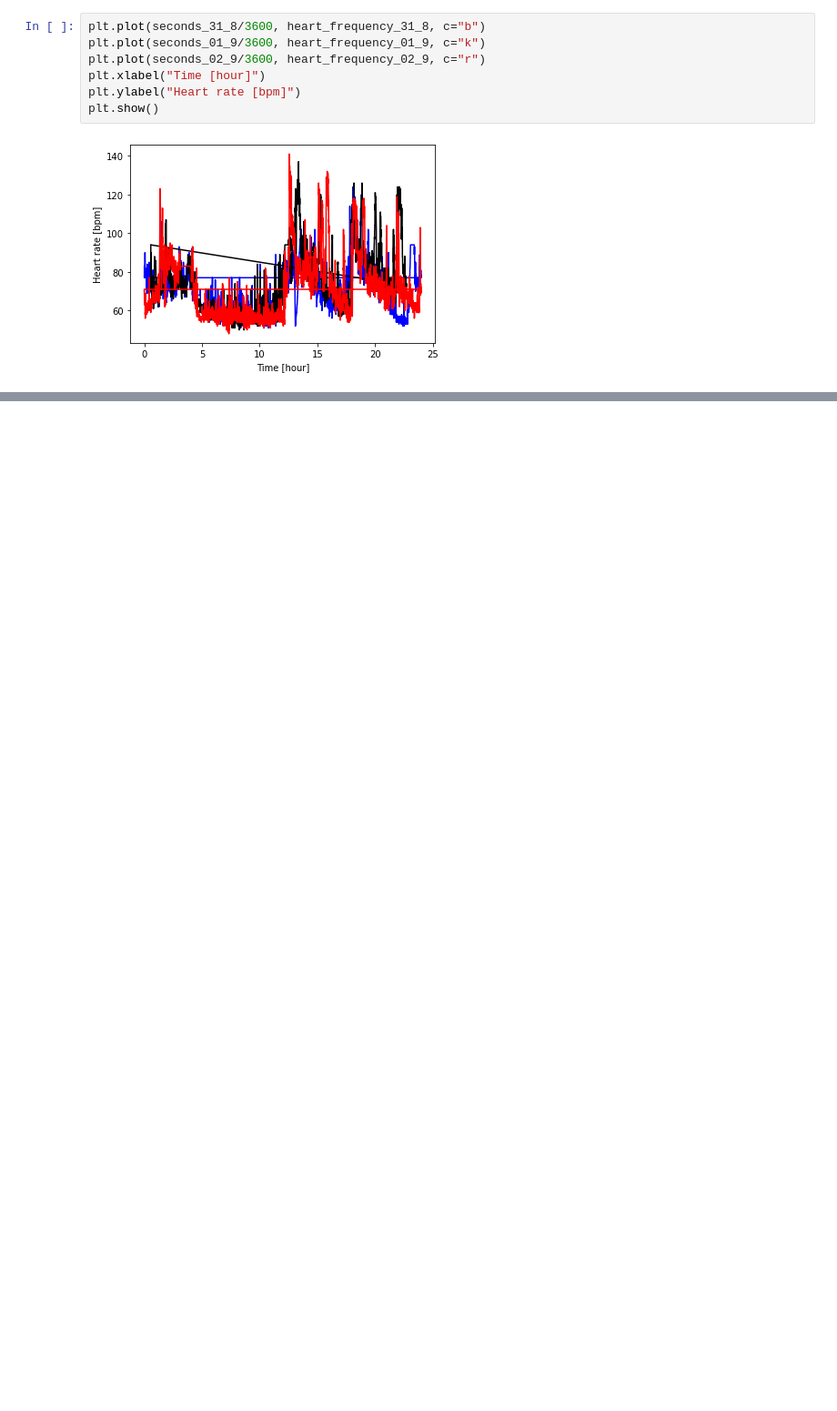
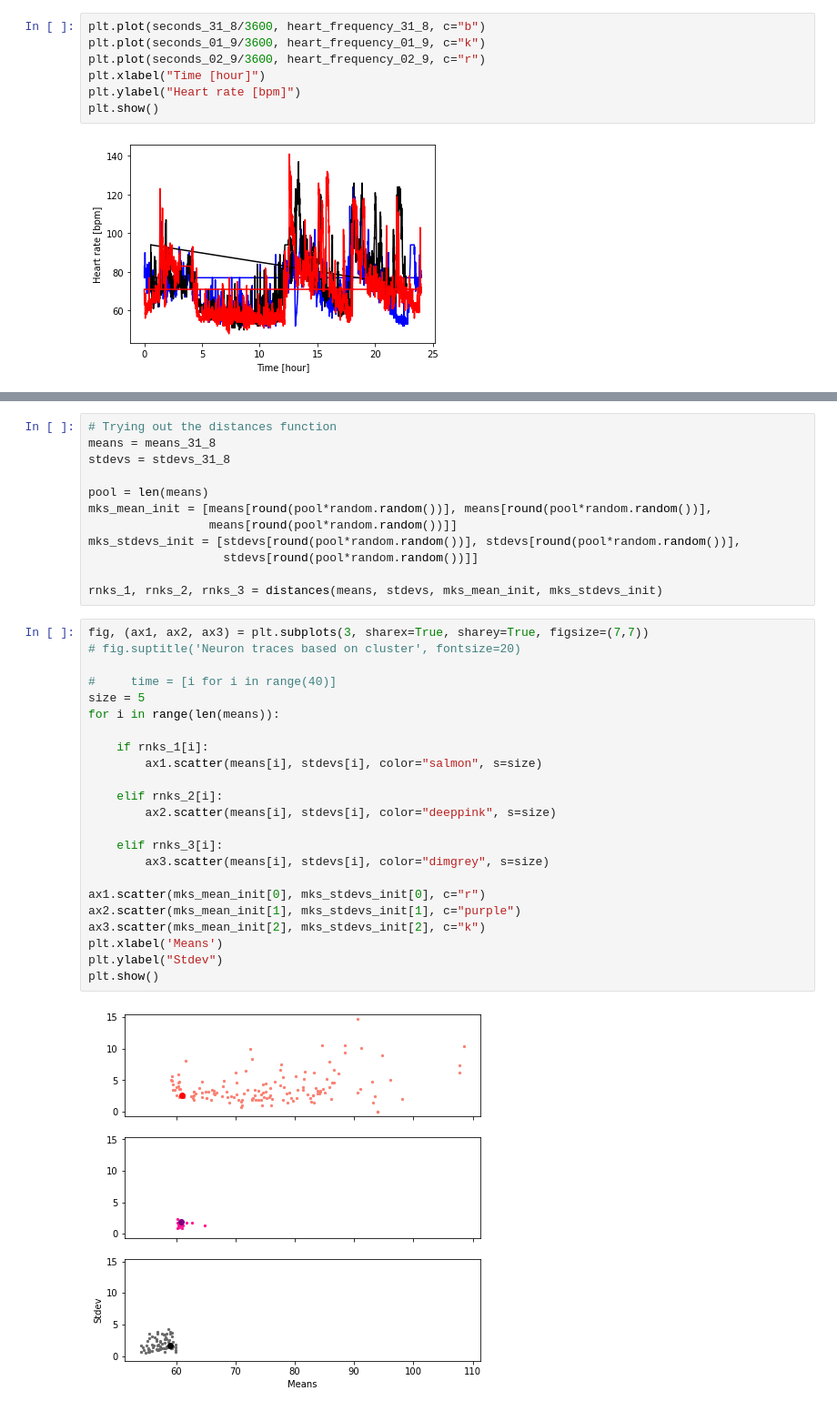
Before and after one commit to DanidelRio/Heart, a Jupyter notebook: json_analysis.ipynb, the cells around one changed output, grey strips where cells are left out. Shown: that part at 91% size. Cells and saved outputs as stored; diff of their text form; blank space fills up the shorter version.

```diff
--- a/json_analysis.ipynb
+++ b/json_analysis.ipynb
@@ -233,0 +270,37 @@ Wait, before the clustering begins, I want to see how the time series looks with
+# %%
+# Trying out the distances function
+means = means_31_8
+stdevs = stdevs_31_8
+
+pool = len(means)
+mks_mean_init = [means[round(pool*random.random())], means[round(pool*random.random())],
+                 means[round(pool*random.random())]]
+mks_stdevs_init = [stdevs[round(pool*random.random())], stdevs[round(pool*random.random())],
+                   stdevs[round(pool*random.random())]]
+
+rnks_1, rnks_2, rnks_3 = distances(means, stdevs, mks_mean_init, mks_stdevs_init)
+# %%
+fig, (ax1, ax2, ax3) = plt.subplots(3, sharex=True, sharey=True, figsize=(7,7))
+# fig.suptitle('Neuron traces based on cluster', fontsize=20)
+
+#     time = [i for i in range(40)]
+size = 5
+for i in range(len(means)):
+
+    if rnks_1[i]:
+        ax1.scatter(means[i], stdevs[i], color="salmon", s=size)
+
+    elif rnks_2[i]:
+        ax2.scatter(means[i], stdevs[i], color="deeppink", s=size)
+
+    elif rnks_3[i]:
+        ax3.scatter(means[i], stdevs[i], color="dimgrey", s=size)
+
+ax1.scatter(mks_mean_init[0], mks_stdevs_init[0], c="r")
+ax2.scatter(mks_mean_init[1], mks_stdevs_init[1], c="purple")
+ax3.scatter(mks_mean_init[2], mks_stdevs_init[2], c="k")
+plt.xlabel('Means')
+plt.ylabel("Stdev")
+plt.show()
+# %% [output]
+[figure, added]
```
Also changed, not shown: parts of 36 cells of this notebook.
